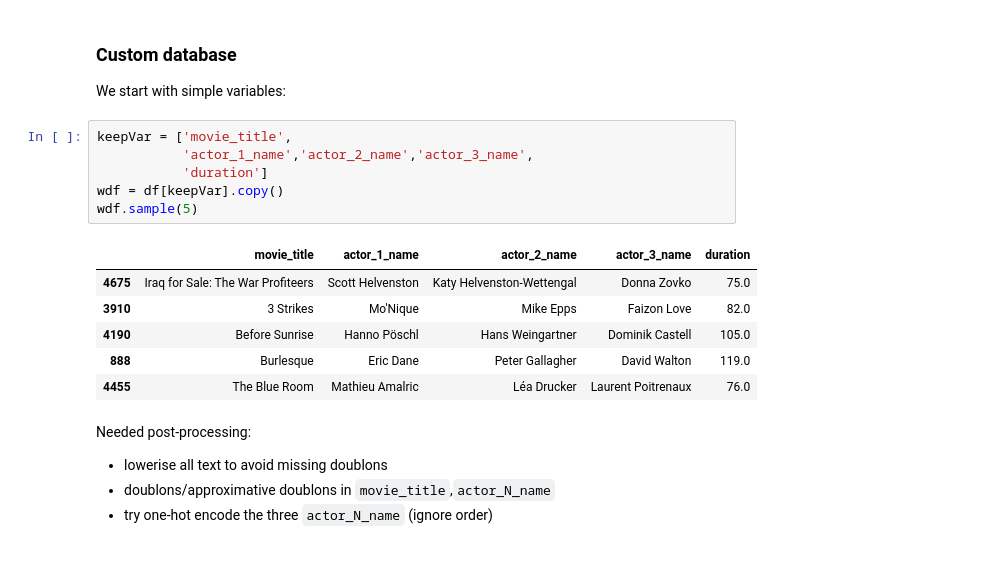
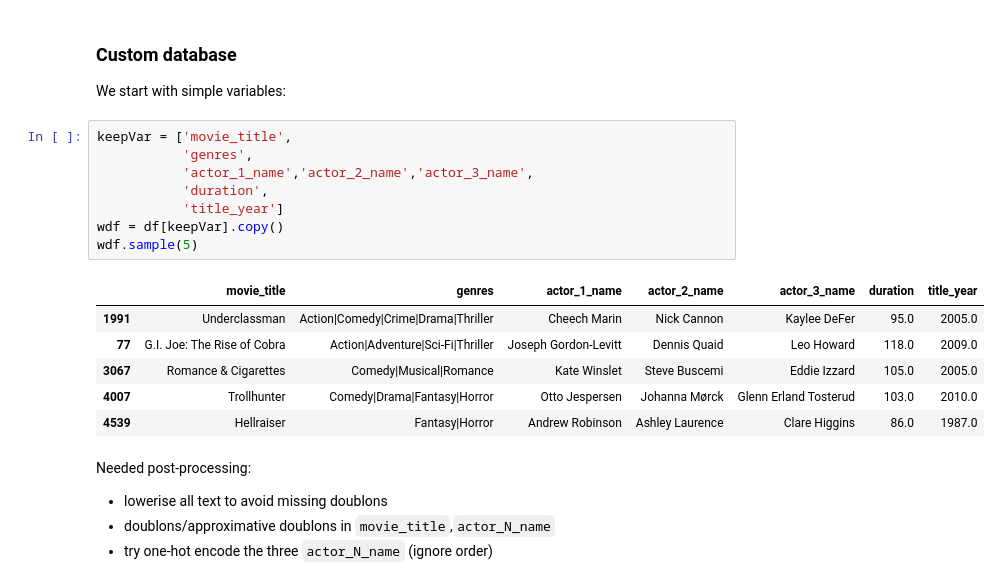
Before and after one commit to 0-tree/OCDataSciencePath, a Jupyter notebook: Project3/dev_dataCleaning.ipynb, the cells around one changed output. Saved outputs shown, nothing was run; the diff lists cells and outputs as text.

Commit message:
notebook: work with binarised genres and labelised actors

```diff
--- a/Project3/dev_dataCleaning.ipynb
+++ b/Project3/dev_dataCleaning.ipynb
@@ -64,17 +64,19 @@ for col in df.columns.sort_values():
 We start with simple variables:
 # %%
 keepVar = ['movie_title',
+           'genres',
            'actor_1_name','actor_2_name','actor_3_name',
-           'duration']
+           'duration',
+           'title_year']
 wdf = df[keepVar].copy()
 wdf.sample(5)
 # %% [output]
-|  | movie_title | actor_1_name | actor_2_name | actor_3_name | duration |
-| 4675 | Iraq for Sale: The War Profiteers | Scott Helvenston | Katy Helvenston-Wettengal | Donna Zovko | 75.0 |
-| 3910 | 3 Strikes | Mo'Nique | Mike Epps | Faizon Love | 82.0 |
-| 4190 | Before Sunrise | Hanno Pöschl | Hans Weingartner | Dominik Castell | 105.0 |
-| 888 | Burlesque | Eric Dane | Peter Gallagher | David Walton | 119.0 |
-| 4455 | The Blue Room | Mathieu Amalric | Léa Drucker | Laurent Poitrenaux | 76.0 |
+|  | movie_title | genres | actor_1_name | actor_2_name | actor_3_name | duration | title_year |
+| 1991 | Underclassman | Action|Comedy|Crime|Drama|Thriller | Cheech Marin | Nick Cannon | Kaylee DeFer | 95.0 | 2005.0 |
+| 77 | G.I. Joe: The Rise of Cobra | Action|Adventure|Sci-Fi|Thriller | Joseph Gordon-Levitt | Dennis Quaid | Leo Howard | 118.0 | 2009.0 |
+| 3067 | Romance & Cigarettes | Comedy|Musical|Romance | Kate Winslet | Steve Buscemi | Eddie Izzard | 105.0 | 2005.0 |
+| 4007 | Trollhunter | Comedy|Drama|Fantasy|Horror | Otto Jespersen | Johanna Mørck | Glenn Erland Tosterud | 103.0 | 2010.0 |
+| 4539 | Hellraiser | Fantasy|Horror | Andrew Robinson | Ashley Laurence | Clare Higgins | 86.0 | 1987.0 |
 # %% [markdown]
 Needed post-processing:
 - lowerise all text to avoid missing doublons
```
Also changed, not shown: parts of 13 cells of this notebook.
